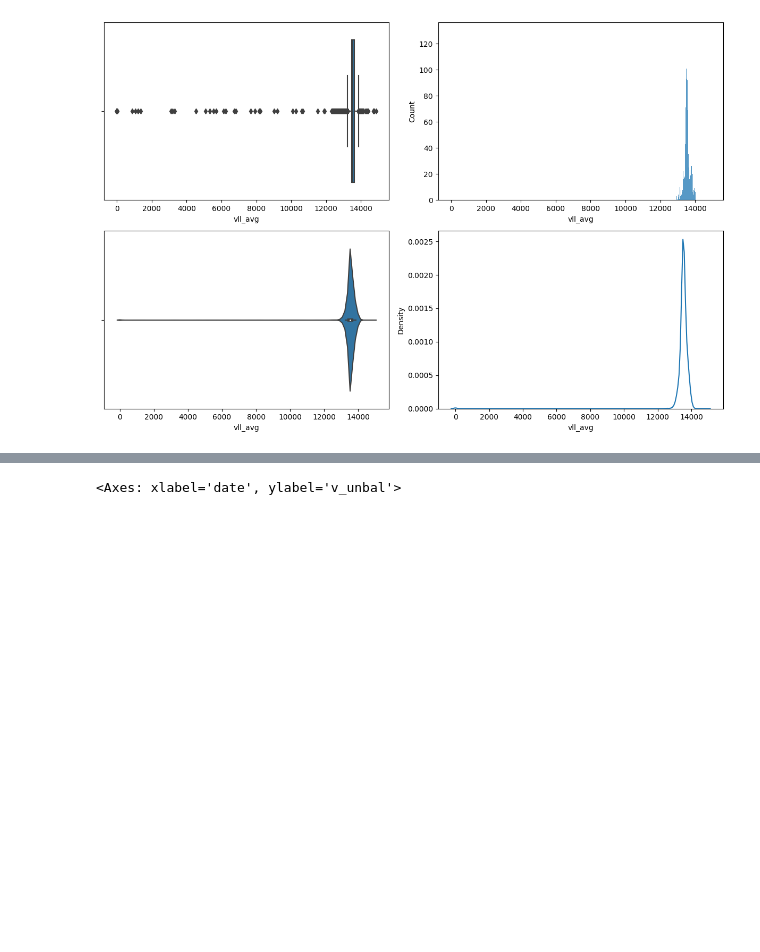
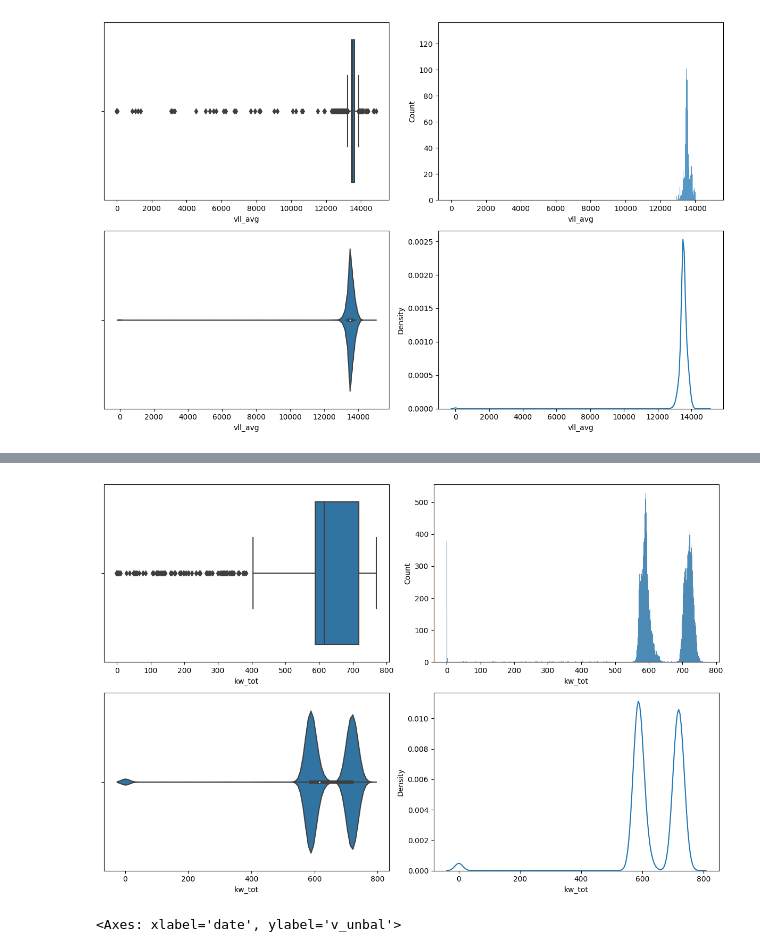
Before and after one commit to FEATURE-ENGINEERING-G3/PROYECTO, a Jupyter notebook: PROYECTO_FASE1.ipynb, the cells around one changed output, grey strips where cells are left out. Saved outputs shown, nothing was run; the diff lists cells and outputs as text; code cells hidden in the pictures; blank space fills up the shorter version.

```diff
--- a/PROYECTO_FASE1.ipynb
+++ b/PROYECTO_FASE1.ipynb
@@ -187,3 +185,12 @@ plt.tight_layout()
+# %%
+fig, axs = plt.subplots(2,2, figsize=(12,8)) #create grid
+sns.boxplot(data=frj1n, x='kw_tot', orient='h', ax=axs[0,0]) #los outliers refieren a cortes de energia
+sns.histplot(data=frj1n,x='kw_tot', binwidth=0.7, ax=axs[0,1])
+sns.violinplot(data=frj1n,x='kw_tot', ax=axs[1,0])
+sns.kdeplot(data=frj1n, x='kw_tot', ax=axs[1,1])
+plt.tight_layout()
+# %% [output]
+[figure, added]
 # %%
 fig, ax = plt.subplots()
 frj1n.plot.scatter('date','v_unbal',c='none', edgecolor='red', ax=ax)
```
Also changed, not shown: parts of 14 cells of this notebook.
